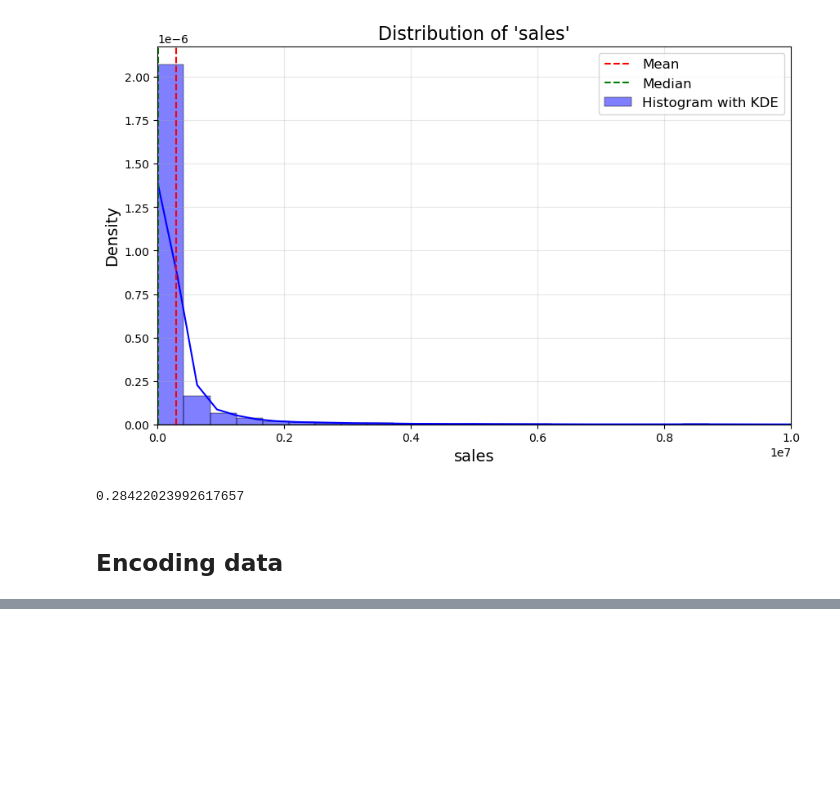
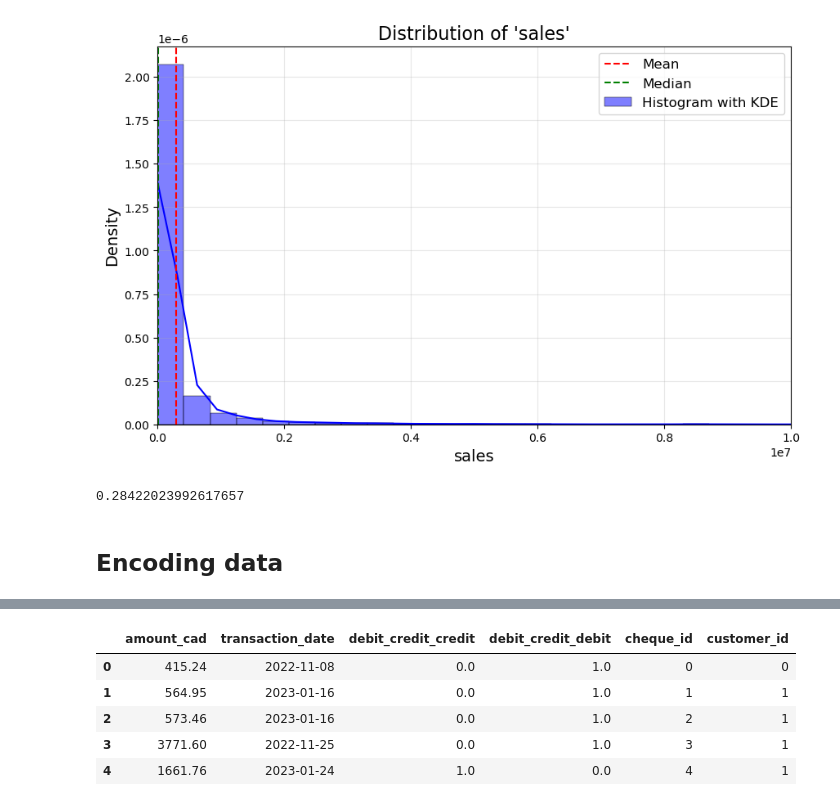
Before and after one commit to QishenChen/IMI_competition, a Jupyter notebook: clean and visualize.ipynb, the cells around one changed output, grey strips where cells are left out. Cells and saved outputs as stored; diff of their text form; code cells hidden in the pictures; blank space fills up the shorter version.

```diff
--- a/clean and visualize.ipynb
+++ b/clean and visualize.ipynb
@@ -12,6 +12,7 @@ import numpy as np
 import miceforest as mf
 data_abm = pd.read_csv('abm.csv')
 data_card = pd.read_csv('card.csv')
+data_cheque = pd.read_csv('cheque.csv')
 data_eft = pd.read_csv('eft.csv')
 data_emt = pd.read_csv('emt.csv')
 data_kyc = pd.read_csv('kyc.csv')
@@ -29,6 +30,7 @@ def replace_other_with_null(dataset):
 # Apply the function to each dataset
 data_abm = replace_other_with_null(data_abm)
 data_card = replace_other_with_null(data_card)
+data_cheque = replace_other_with_null(data_cheque)
 data_kyc = replace_other_with_null(data_kyc)
 data_kyc_industry_codes = replace_other_with_null(data_kyc_industry_codes)
 data_emt = replace_other_with_null(data_emt)
@@ -37,6 +39,7 @@ data_eft = replace_other_with_null(data_eft)
 
 print(data_abm.isnull().sum()/len(data_abm))
 print(data_card.isnull().sum()/len(data_card))
+print(data_cheque.isnull().sum()/len(data_cheque))
 print(data_eft.isnull().sum()/len(data_eft))
 print(data_emt.isnull().sum()/len(data_emt))
 print(data_kyc.isnull().sum()/len(data_kyc))
@@ -340,0 +370,13 @@ AttributeError: 'Series' object has no attribute 'type'
+# %%
+data_cheque_imputed = one_hot_encoder(data_cheque, 'debit_credit')
+data_cheque_imputed = encode_with_label_encoder(data_cheque_imputed, 'cheque_id')
+data_cheque_imputed = encode_with_label_encoder(data_cheque_imputed, 'customer_id')
+# %%
+data_cheque_imputed.head()
+# %% [output]
+|  | amount_cad | transaction_date | debit_credit_credit | debit_credit_debit | cheque_id | customer_id |
+| 0 | 415.24 | 2022-11-08 | 0.0 | 1.0 | 0 | 0 |
+| 1 | 564.95 | 2023-01-16 | 0.0 | 1.0 | 1 | 1 |
+| 2 | 573.46 | 2023-01-16 | 0.0 | 1.0 | 2 | 1 |
+| 3 | 3771.60 | 2022-11-25 | 0.0 | 1.0 | 3 | 1 |
+| 4 | 1661.76 | 2023-01-24 | 1.0 | 0.0 | 4 | 1 |
```
Also changed, not shown: parts of 13 cells of this notebook, 2 other files.
